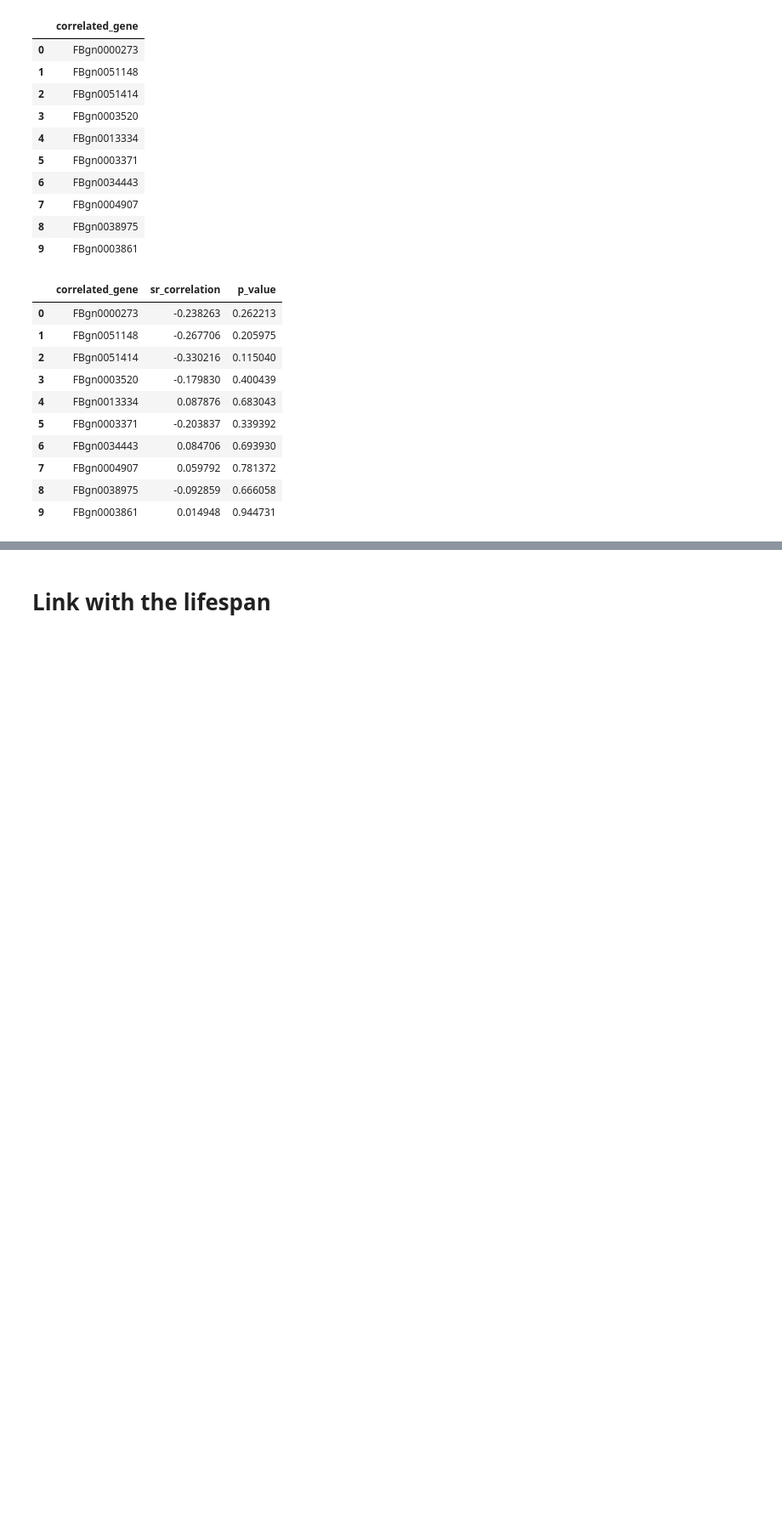
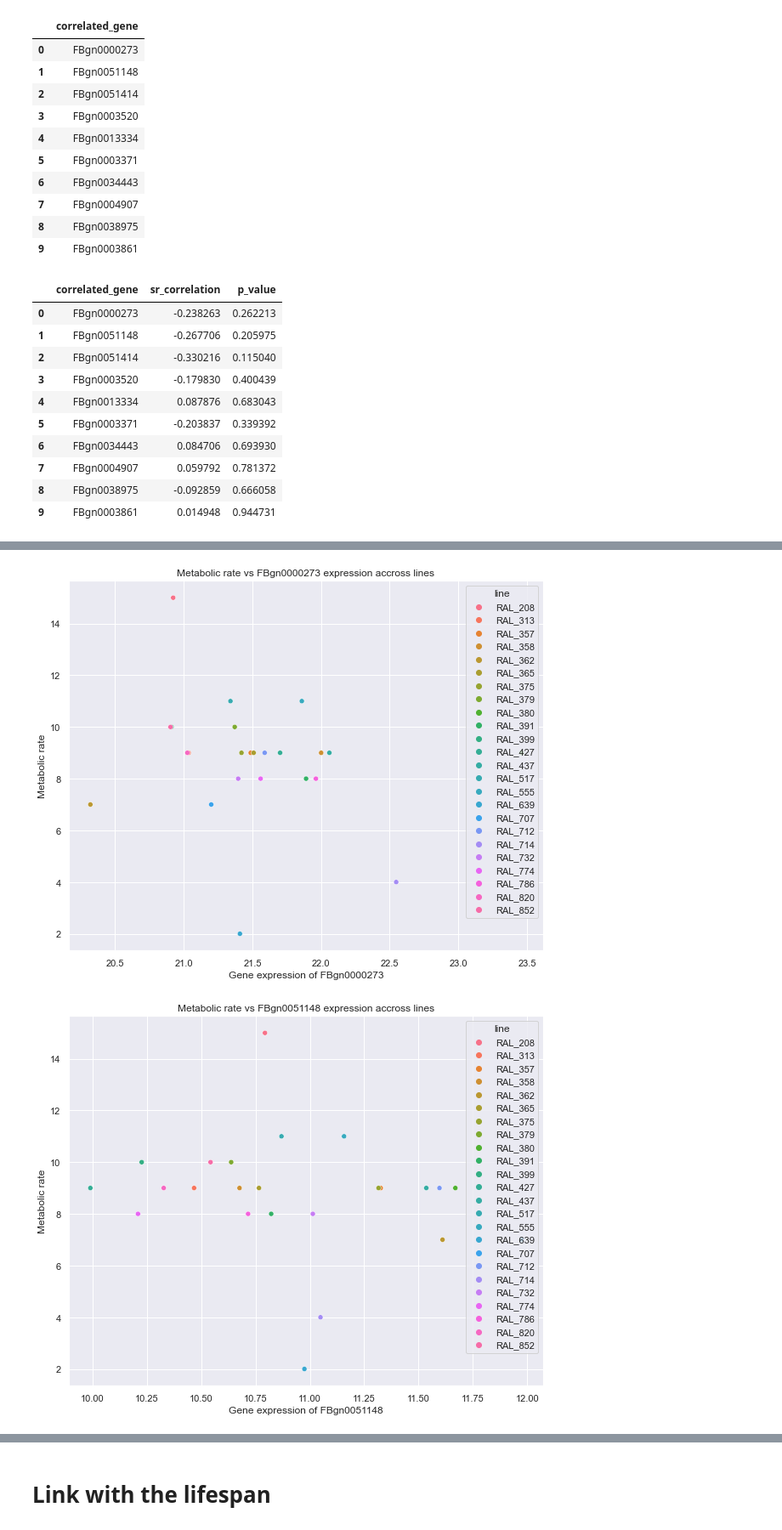
Before and after one commit to marieanselmet/genetic_link_metabolism_neurodegeneration, a Jupyter notebook: Transcription_data.ipynb, the cells around one changed output, grey strips where cells are left out. Shown at 85% size. Drawn from its saved outputs; the diff is of its cells as text; code cells hidden in the pictures; blank space fills up the shorter version.

```diff
--- a/Transcription_data.ipynb
+++ b/Transcription_data.ipynb
@@ -851,0 +875,17 @@ def plot_var_vs_mean(data_):
+# %%
+# Plot the metabolic rate vs a specific gene expression for each line
+
+def plot_metabolic_rate_lines_vs_gene_(df, gene):
+    sns.set() # Set the seaborn default aesthetics
+
+    f, ax = plt.subplots(figsize=(10, 8))
+    ax = sns.scatterplot(x = gene, y = 'metabolic rate', data = df, hue = 'line');
+
+    ax.set_title('Metabolic rate vs ' + gene + ' expression accross lines');
+    ax.set(ylabel='Metabolic rate', xlabel='Gene expression of '+ gene);
+# %%
+for i in range(len(top_genes_cognition)):
+    plot_metabolic_rate_lines_vs_gene_(merged, top_genes_cognition[i])
+# %% [output]
+[figure, added]
+[figure, added]
```
Also changed, not shown: parts of 8 cells of this notebook.
